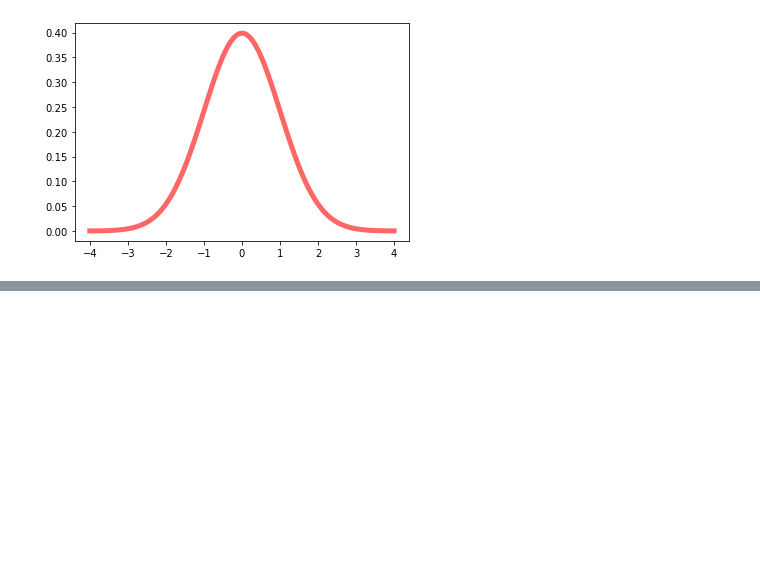
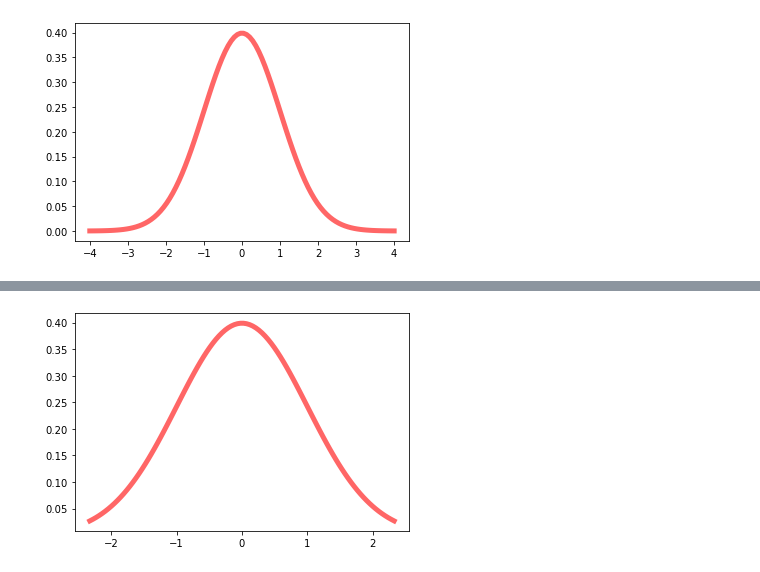
Before and after one commit to lselector/statistics, a Jupyter notebook: nb_08_Bayesian_Estimation.ipynb, the cells around one changed output, grey strips where cells are left out. Saved outputs shown, nothing was run; the diff lists cells and outputs as text; code cells hidden in the pictures; blank space fills up the shorter version.

```diff
--- a/nb_08_Bayesian_Estimation.ipynb
+++ b/nb_08_Bayesian_Estimation.ipynb
@@ -69,13 +69,11 @@ _=ax.plot(x, norm.pdf(x),
 from scipy.stats import norm
 import matplotlib.pyplot as plt
 fig, ax = plt.subplots(1, 1)
-Calculate a few first moments:
 
->>>
+# Calculate a few first moments:
 mean, var, skew, kurt = norm.stats(moments='mvsk')
-Display the probability density function (pdf):
 
->>>
+# Display the probability density function (pdf):
 x = np.linspace(norm.ppf(0.01),
                 norm.ppf(0.99), 100)
 ax.plot(x, norm.pdf(x),
@@ -85,3 +83,4 @@ SyntaxError: invalid syntax (<ipython-input-39-5845d82a1439>, line 4)
+[figure, added]
 # %%
 %%capture
 # Cell magic command "%%capture" captures the stdout/stderr of a cell.
```
Also changed, not shown: parts of 2 cells of this notebook, 1 other file.
